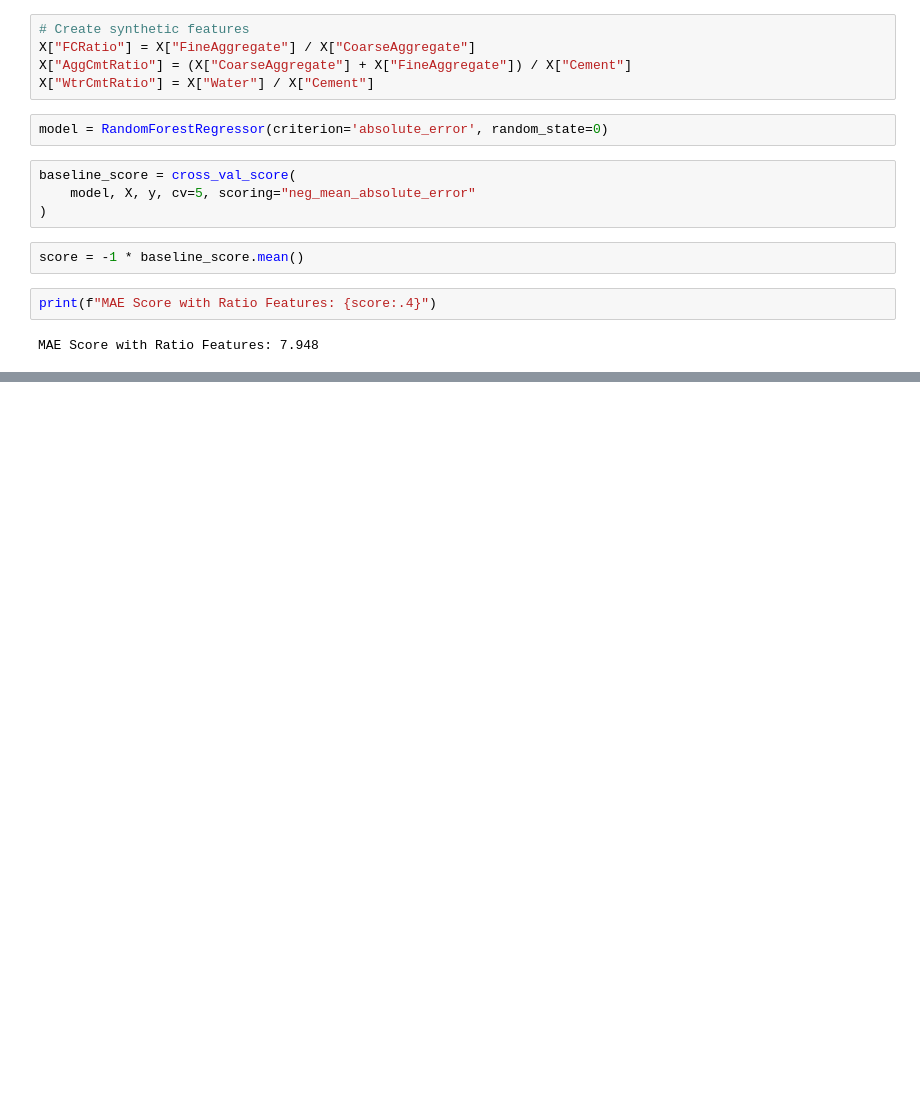
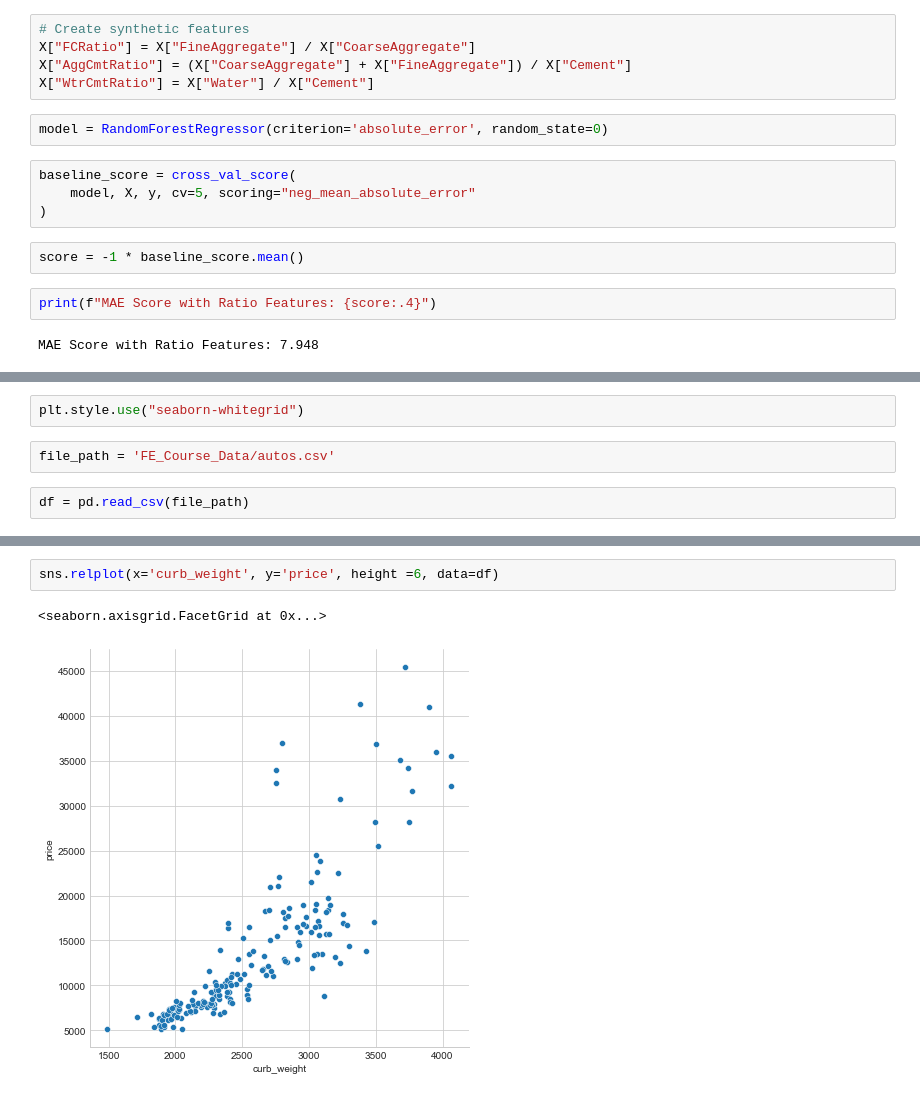
Before and after one commit to AliakbarMehdizadeh/Feature-Engineering, a Jupyter notebook: FE.ipynb, the cells around one changed output, grey strips where cells are left out. Cells and saved outputs as stored; diff of their text form; blank space fills up the shorter version.

```diff
--- a/FE.ipynb
+++ b/FE.ipynb
@@ -51,0 +61,6 @@ MAE Score with Ratio Features: 7.948
+# %%
+plt.style.use("seaborn-whitegrid")
+# %%
+file_path = 'FE_Course_Data/autos.csv'
+# %%
+df = pd.read_csv(file_path)
@@ -51,0 +150,5 @@ MAE Score with Ratio Features: 7.948
+# %%
+sns.relplot(x='curb_weight', y='price', height =6, data=df)
+# %% [output]
+<seaborn.axisgrid.FacetGrid at 0x...>
+[figure, added]
```
Also changed, not shown: parts of 31 cells of this notebook.
